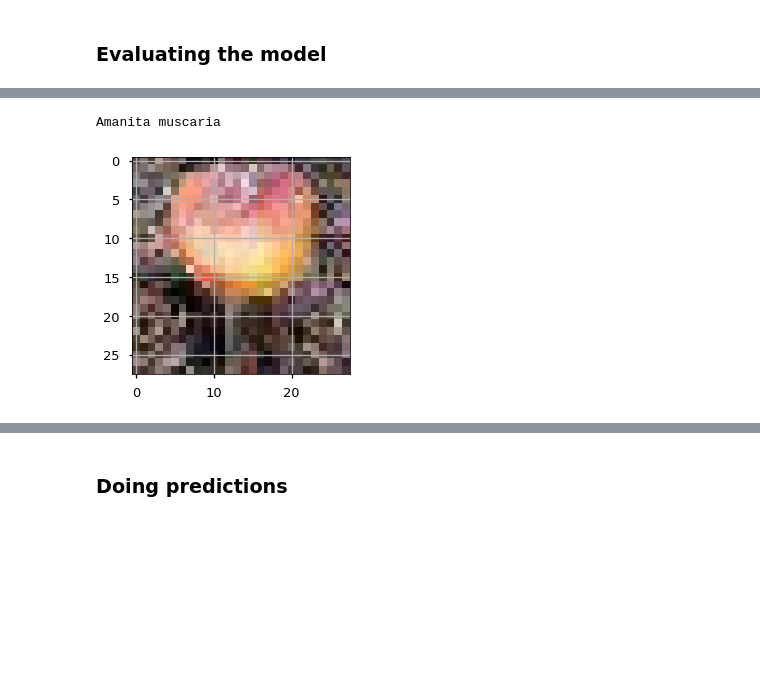
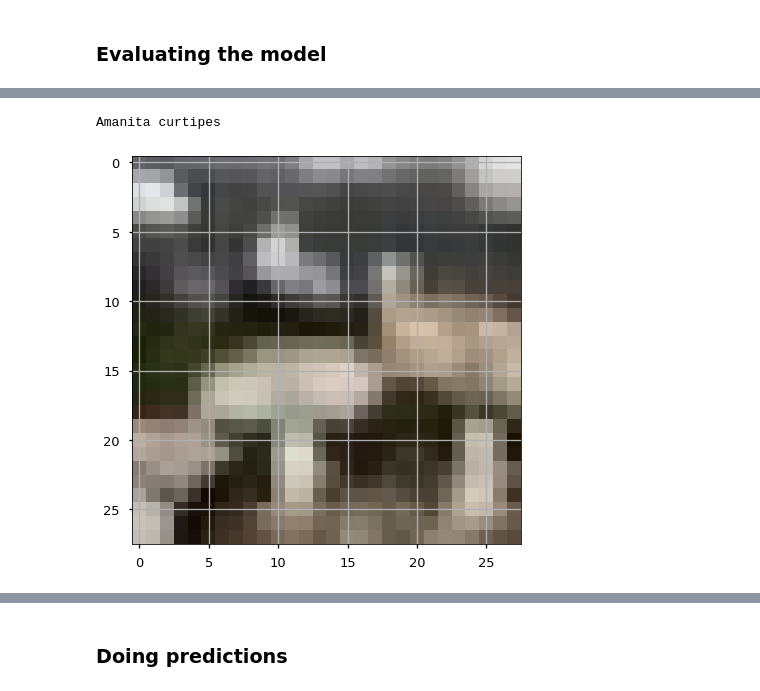
Before and after one commit to JaimeRedondo/Mushrooms_Classification, a Jupyter notebook: Mushrooms_Classification.ipynb, the cells around one changed output, grey strips where cells are left out. Cells and saved outputs as stored; diff of their text form; code cells hidden in the pictures; blank space fills up the shorter version.

```diff
--- a/Mushrooms_Classification.ipynb
+++ b/Mushrooms_Classification.ipynb
@@ -526,8 +464,8 @@ KeyError: ignored
 # %%
-plot_mushroom_image(560,test_images,test_labels)
+plot_mushroom_image(100,test_images,test_labels)
 # %% [output]
-Amanita muscaria
+Amanita curtipes
-[figure, old version]
+[figure, new version]
 # %%
 model.evaluate(test_images,OneHotTest)
 # %% [output]
```
Also changed, not shown: parts of 85 cells of this notebook.
